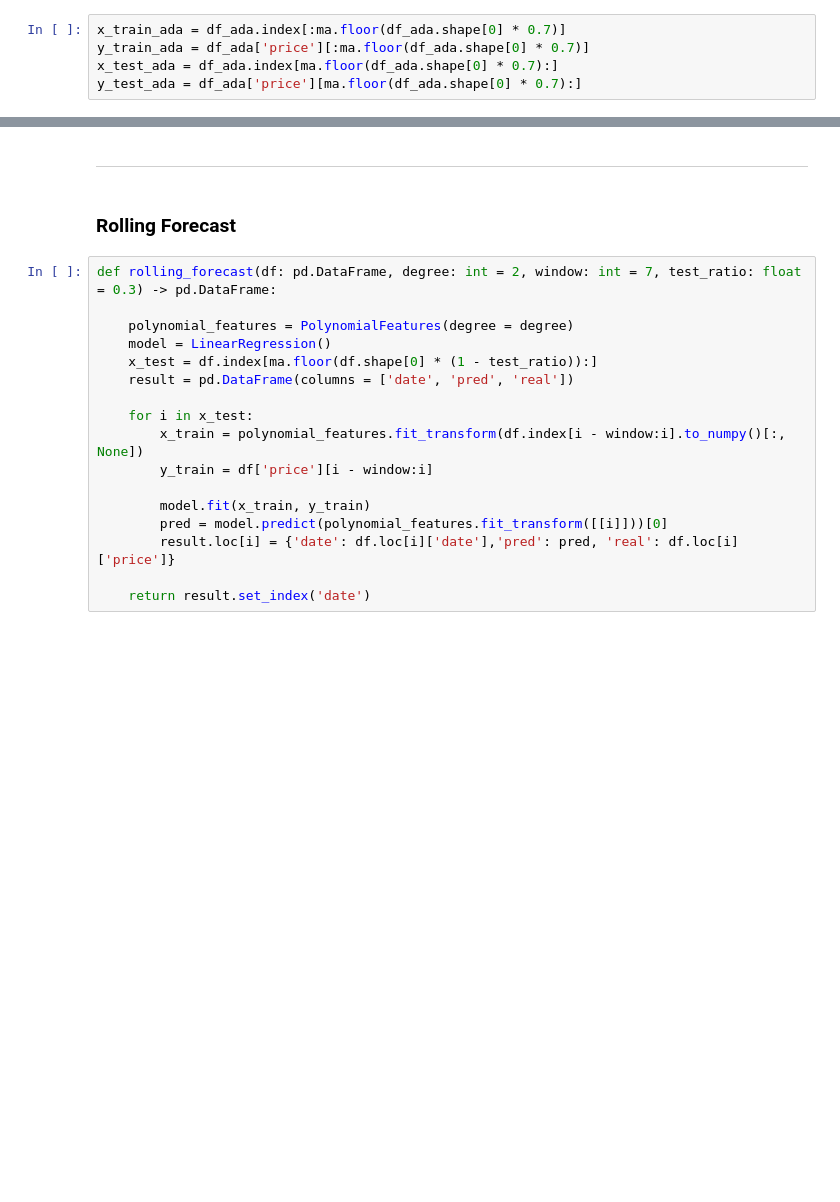
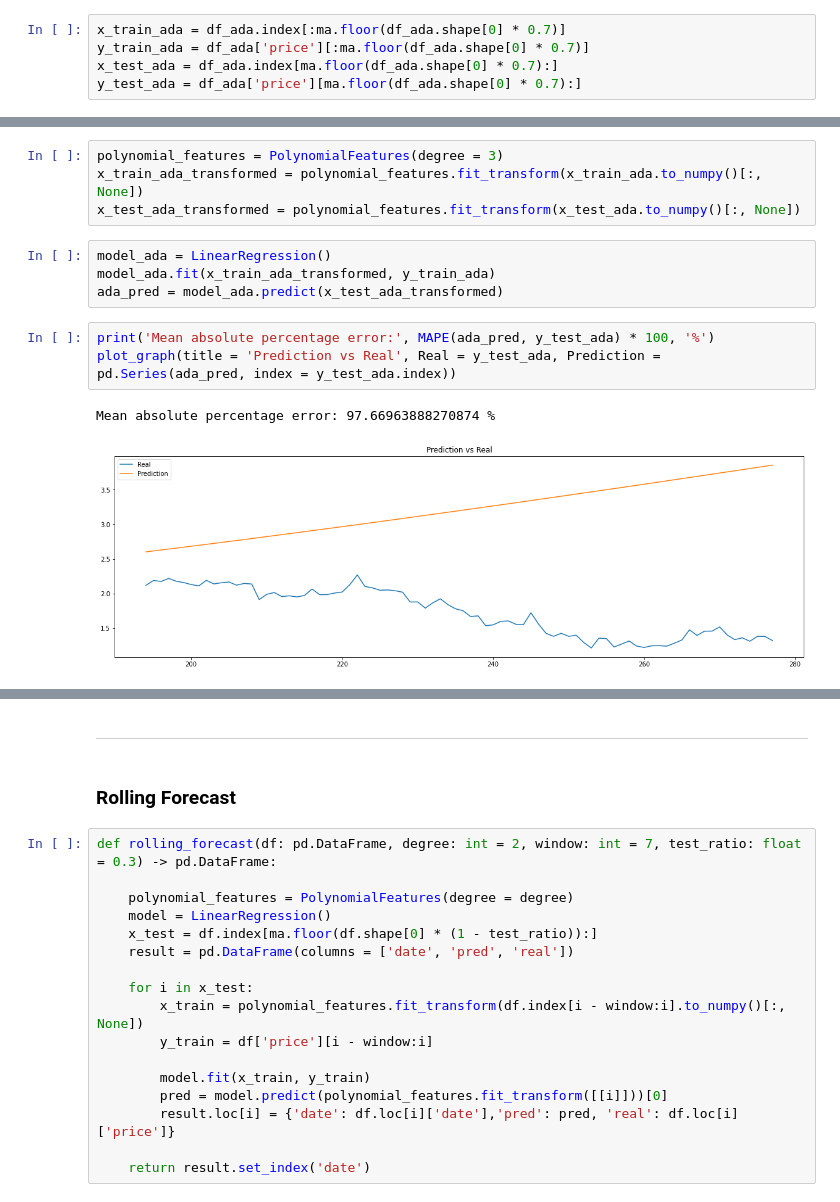
Before and after one commit to nabebako/Crypto-Price-Prediction-Model, a Jupyter notebook: polynomial-regression.ipynb, the cells around one changed output, grey strips where cells are left out. Drawn from its saved outputs; the diff is of its cells as text; blank space fills up the shorter version.

```diff
--- a/polynomial-regression.ipynb
+++ b/polynomial-regression.ipynb
@@ -74,0 +77,14 @@ ada_prediction_curve = pd.Series(model_ada.predict(polynomial_features_ada.fit_t
+# %%
+polynomial_features = PolynomialFeatures(degree = 3)
+x_train_ada_transformed = polynomial_features.fit_transform(x_train_ada.to_numpy()[:, None])
+x_test_ada_transformed = polynomial_features.fit_transform(x_test_ada.to_numpy()[:, None])
+# %%
+model_ada = LinearRegression()
+model_ada.fit(x_train_ada_transformed, y_train_ada)
+ada_pred = model_ada.predict(x_test_ada_transformed)
+# %%
+print('Mean absolute percentage error:', MAPE(ada_pred, y_test_ada) * 100, '%')
+plot_graph(title = 'Prediction vs Real', Real = y_test_ada, Prediction = pd.Series(ada_pred, index = y_test_ada.index))
+# %% [output]
+Mean absolute percentage error: 97.66963888270874 %
+[figure, added]
```
Also changed, not shown: parts of 17 cells of this notebook, 1 other file.
